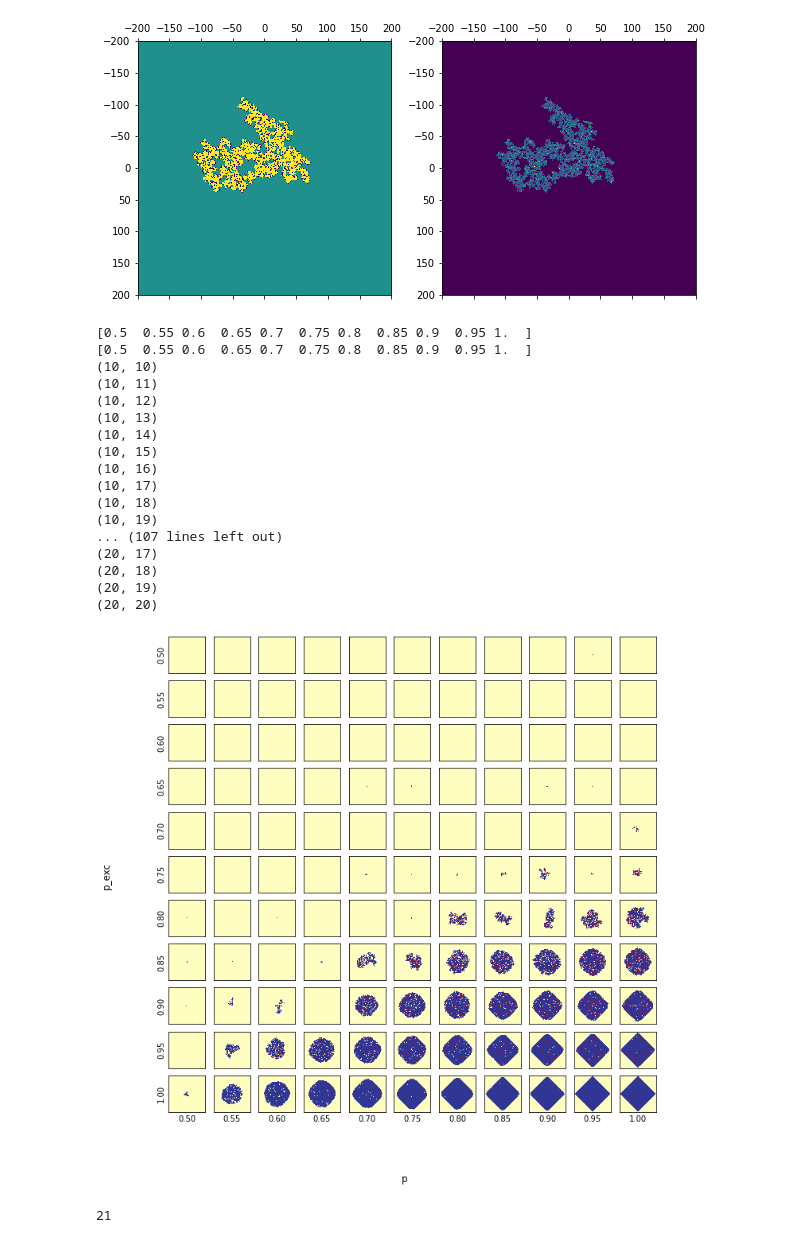
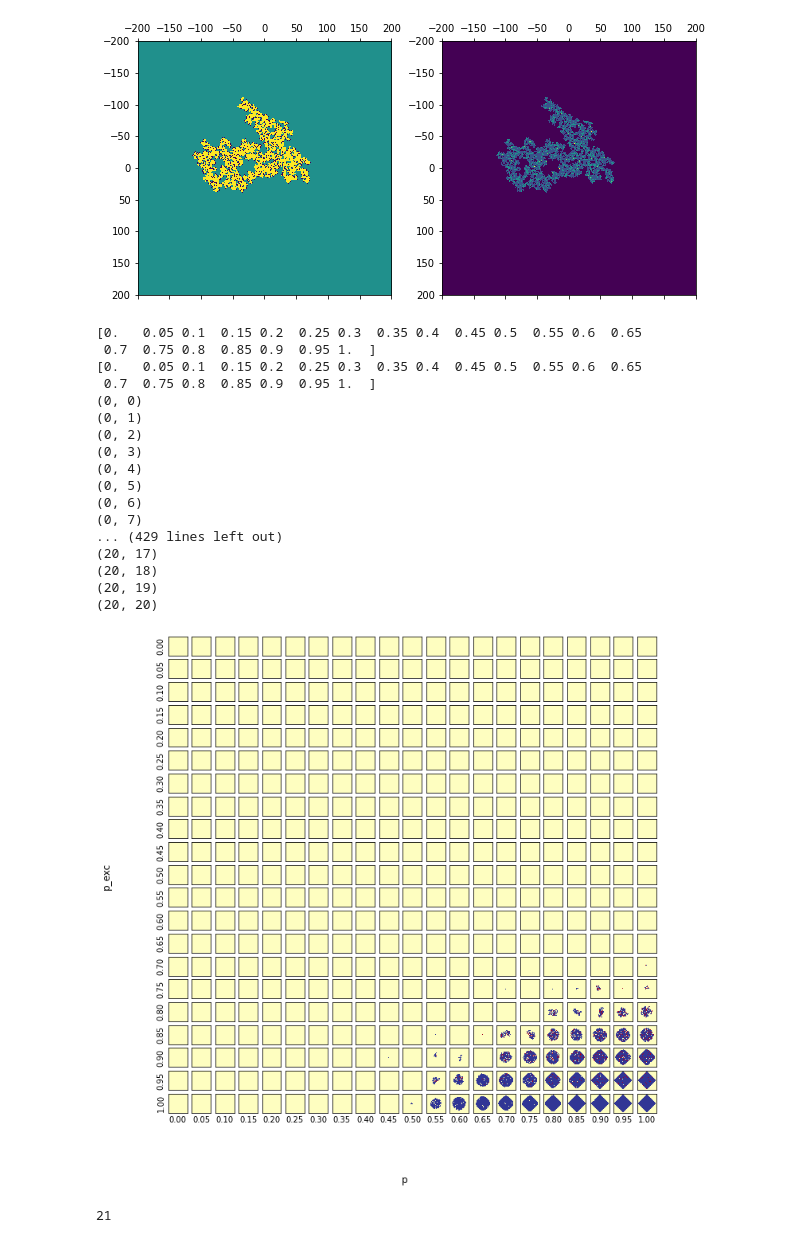
Before and after one commit to aloejhb/pyava, a Jupyter notebook: notebooks/parameter_scan_ei_perc_2d.ipynb, the cells around one changed output. Saved outputs shown, nothing was run; the diff lists cells and outputs as text; code cells hidden in the pictures.

```diff
--- a/notebooks/parameter_scan_ei_perc_2d.ipynb
+++ b/notebooks/parameter_scan_ei_perc_2d.ipynb
@@ -161,30 +192,31 @@ p_exc: 0.8
 # %%
 imp.reload(pyava.visualize)
 repeat_nb = 21
 gstep=[1,1]
 # gstep=[10,10]
-grange=[(0.5,1),(0.5,1)]
+# grange=[(0.5,1),(0.5,1)]
+grange=[(0.,1),(0.,1)]
 t_stop=200
 fig = vis.plot_cluster_shape_grid(indir, repeat_nb, gstep, grange, t_stop)
 # %% [output]
-[0.5  0.55 0.6  0.65 0.7  0.75 0.8  0.85 0.9  0.95 1.  ]
-[0.5  0.55 0.6  0.65 0.7  0.75 0.8  0.85 0.9  0.95 1.  ]
-(10, 10)
-(10, 11)
-(10, 12)
-(10, 13)
-(10, 14)
-(10, 15)
-(10, 16)
-(10, 17)
-(10, 18)
-(10, 19)
-... (107 lines left out)
+[0.   0.05 0.1  0.15 0.2  0.25 0.3  0.35 0.4  0.45 0.5  0.55 0.6  0.65
+ 0.7  0.75 0.8  0.85 0.9  0.95 1.  ]
+[0.   0.05 0.1  0.15 0.2  0.25 0.3  0.35 0.4  0.45 0.5  0.55 0.6  0.65
+ 0.7  0.75 0.8  0.85 0.9  0.95 1.  ]
+(0, 0)
+(0, 1)
+(0, 2)
+(0, 3)
+(0, 4)
+(0, 5)
+(0, 6)
+(0, 7)
+... (429 lines left out)
 (20, 17)
 (20, 18)
 (20, 19)
 (20, 20)
-[figure, old version]
+[figure, new version]
 # %%
 fig.savefig('../figures/cluster_shape_rpt{:d}_range{:.1f}to{:.1f}.png'.format(repeat_nb, grange[0][0], grange[0][1]))
 # %%
```
Also changed, not shown: parts of 14 cells of this notebook, 2 other files.
